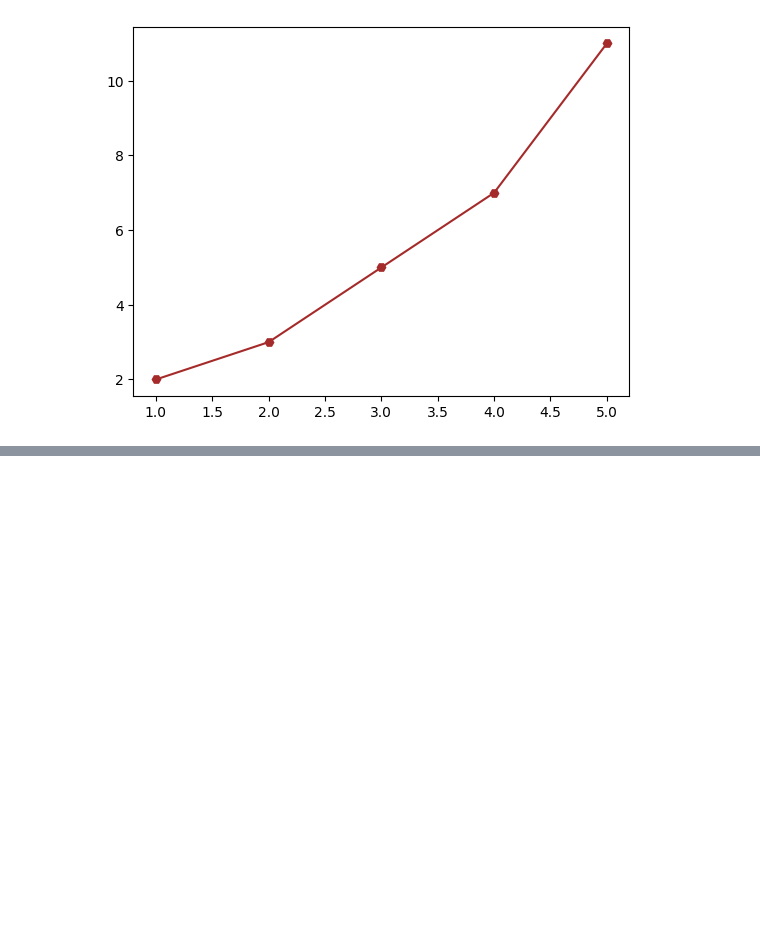
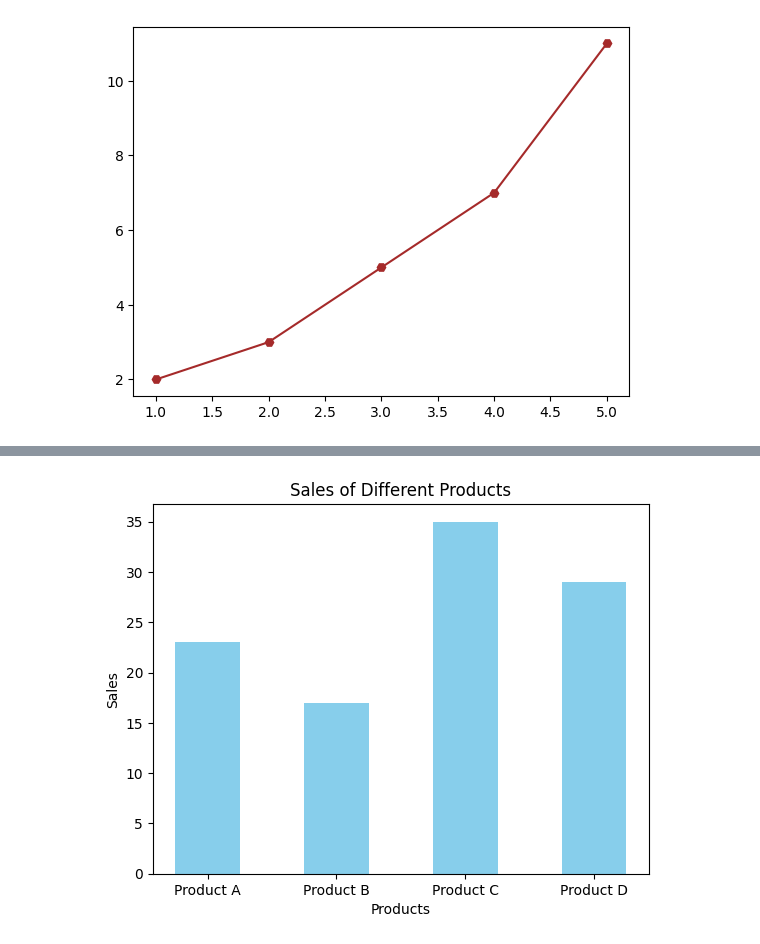
Before and after one commit to Tita9630/DataAnalytics-2026, a Jupyter notebook: week-07/Ex3A_Plotting_Data.ipynb, the cells around one changed output, grey strips where cells are left out. Saved outputs shown, nothing was run; the diff lists cells and outputs as text; code cells hidden in the pictures; blank space fills up the shorter version.

```diff
--- a/week-07/Ex3A_Plotting_Data.ipynb
+++ b/week-07/Ex3A_Plotting_Data.ipynb
@@ -72,0 +84,8 @@ plt.show()
+# %%
+plt.bar(products, sales, color='skyblue', width=0.5)
+plt.title('Sales of Different Products')
+plt.xlabel('Products')
+plt.ylabel('Sales')
+plt.show()
+# %% [output]
+[figure, added]
```
Also changed, not shown: parts of 10 cells of this notebook.
